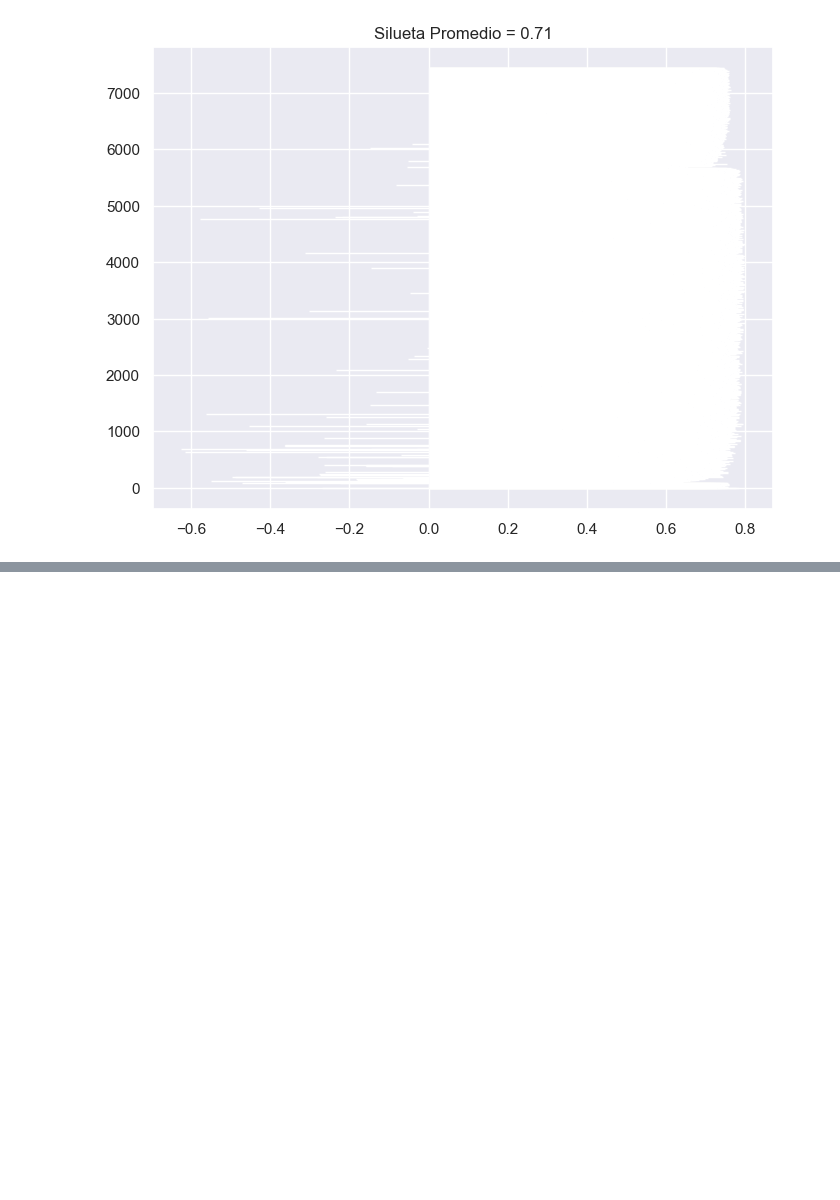
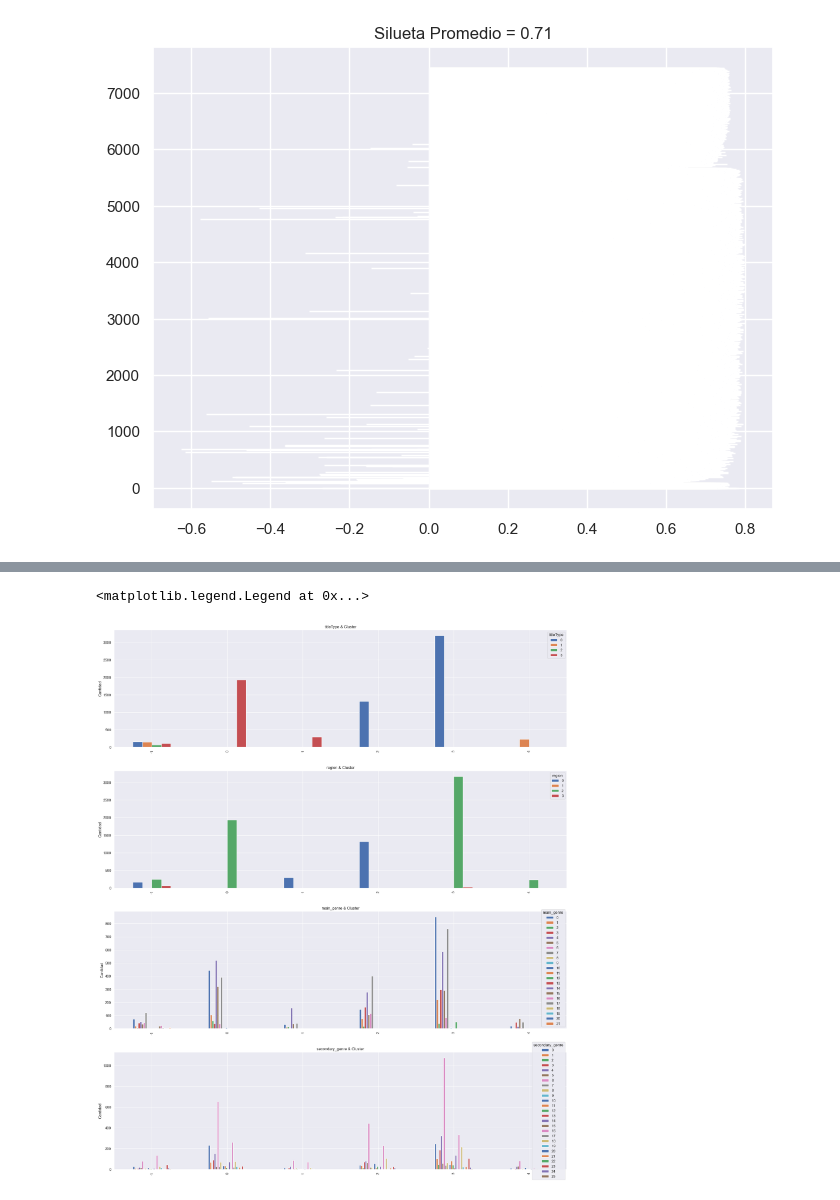
Before and after one commit to ddummann/BI-202302-1, a Jupyter notebook: Lab1/Laboratorio1.ipynb, the cells around one changed output, grey strips where cells are left out. Saved outputs shown, nothing was run; the diff lists cells and outputs as text; code cells hidden in the pictures; blank space fills up the shorter version.

```diff
--- a/Lab1/Laboratorio1.ipynb
+++ b/Lab1/Laboratorio1.ipynb
@@ -318,0 +483,27 @@ plt.show()
+# %%
+# Graficas columnas con datos categoricos
+
+fig, axs = plt.subplots(4, 1, figsize=(25, 30))
+
+plt.sca(axs[0])
+grupos = HDBSCAN_data.groupby('Cluster')['titleType'].value_counts().unstack(fill_value=0)
+grupos.plot(kind='bar', title='titleType & Cluster', ylabel='Cantidad',
+         xlabel='',ax=axs[0])
+
+plt.sca(axs[1])
+grupos = HDBSCAN_data.groupby('Cluster')['region'].value_counts().unstack(fill_value=0)
+grupos.plot(kind='bar', title='region & Cluster', ylabel='Cantidad',
+         xlabel='',ax=axs[1])
+plt.sca(axs[2])
+grupos = HDBSCAN_data.groupby('Cluster')['main_genre'].value_counts().unstack(fill_value=0)
+grupos.plot(kind='bar', title='main_genre & Cluster', ylabel='Cantidad',
+         xlabel='',ax=axs[2])
+
+plt.sca(axs[3])
+grupos = HDBSCAN_data.groupby('Cluster')['secondary_genre'].value_counts().unstack(fill_value=0)
+grupos.plot(kind='bar', title='secondary_genre & Cluster', ylabel='Cantidad',
+         xlabel='',ax=axs[3])
+axs[3].legend(title='secondary_genre', loc='center right')
+# %% [output]
+<matplotlib.legend.Legend at 0x...>
+[figure, added]
```
Also changed, not shown: parts of 19 cells of this notebook.
